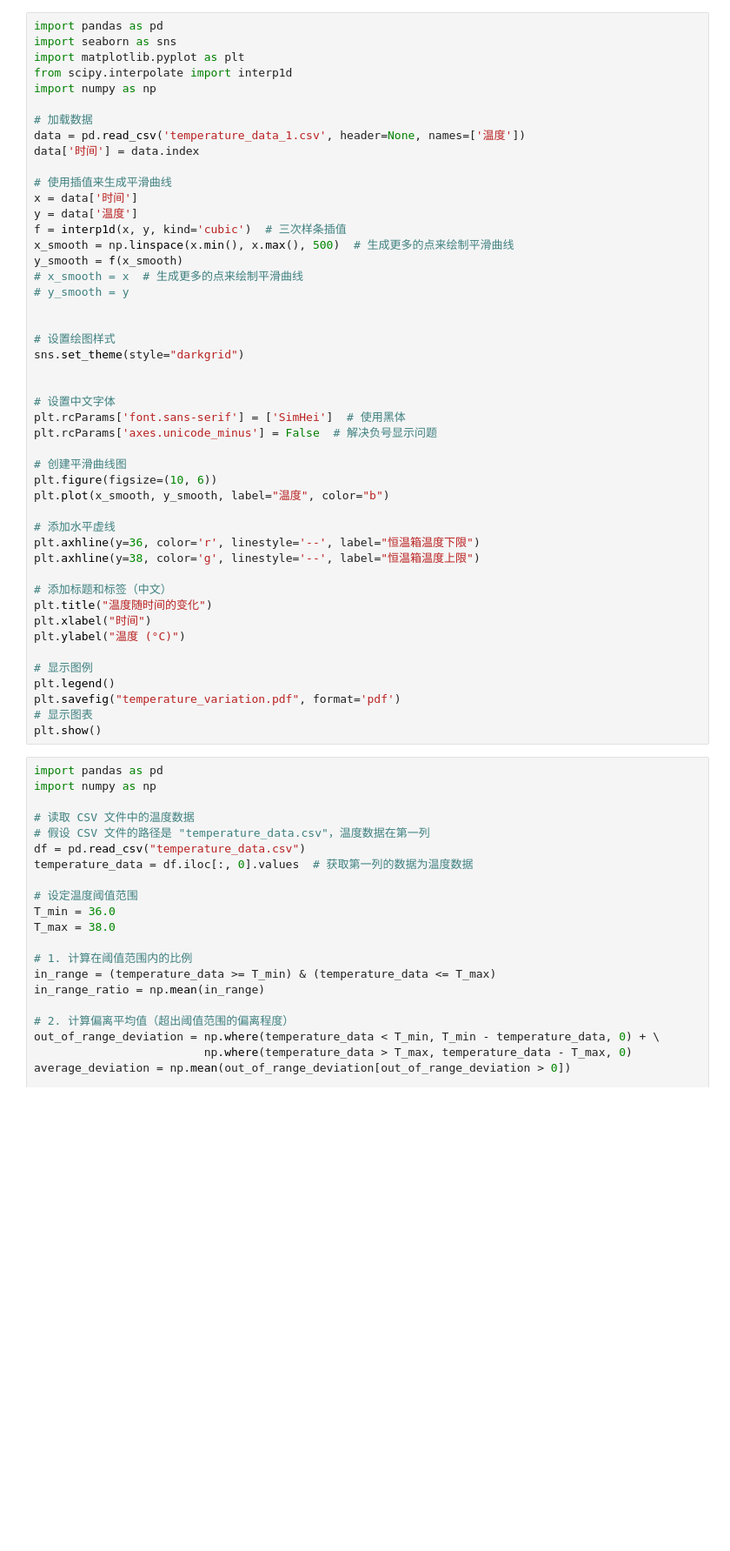
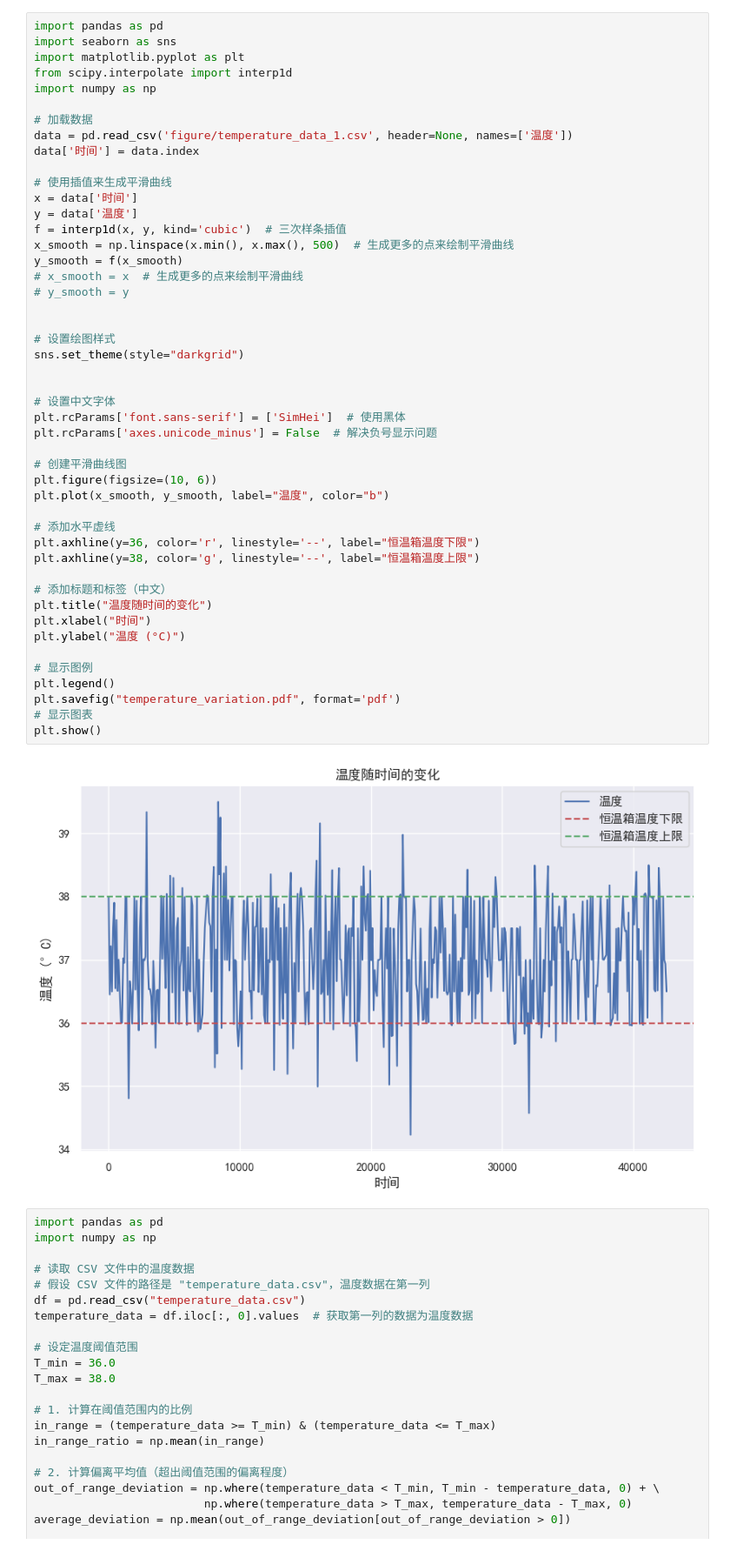
Before and after one commit to htwzxwj/multi_docker, a Jupyter notebook: figure.ipynb, the cells around one changed output. Shown at 87% size. Drawn from its saved outputs; the diff is of its cells as text; blank space fills up the shorter version.

```diff
--- a/figure.ipynb
+++ b/figure.ipynb
@@ -6,7 +6,7 @@ from scipy.interpolate import interp1d
 import numpy as np
 
 # 加载数据
-data = pd.read_csv('temperature_data_1.csv', header=None, names=['温度'])
+data = pd.read_csv('figure/temperature_data_1.csv', header=None, names=['温度'])
 data['时间'] = data.index
 
 # 使用插值来生成平滑曲线
@@ -18,33 +18,35 @@ y_smooth = f(x_smooth)
 # x_smooth = x  # 生成更多的点来绘制平滑曲线
 # y_smooth = y
 
 
 # 设置绘图样式
 sns.set_theme(style="darkgrid")
 
 
 # 设置中文字体
 plt.rcParams['font.sans-serif'] = ['SimHei']  # 使用黑体
 plt.rcParams['axes.unicode_minus'] = False  # 解决负号显示问题
 
 # 创建平滑曲线图
 plt.figure(figsize=(10, 6))
 plt.plot(x_smooth, y_smooth, label="温度", color="b")
 
 # 添加水平虚线
 plt.axhline(y=36, color='r', linestyle='--', label="恒温箱温度下限")
 plt.axhline(y=38, color='g', linestyle='--', label="恒温箱温度上限")
 
 # 添加标题和标签（中文）
 plt.title("温度随时间的变化")
 plt.xlabel("时间")
 plt.ylabel("温度 (°C)")
 
 # 显示图例
 plt.legend()
 plt.savefig("temperature_variation.pdf", format='pdf')
 # 显示图表
 plt.show()
+# %% [output]
+[figure, added]
 # %%
 import pandas as pd
 import numpy as np
```
Also changed, not shown: parts of 1 cell of this notebook, 9 other files.
